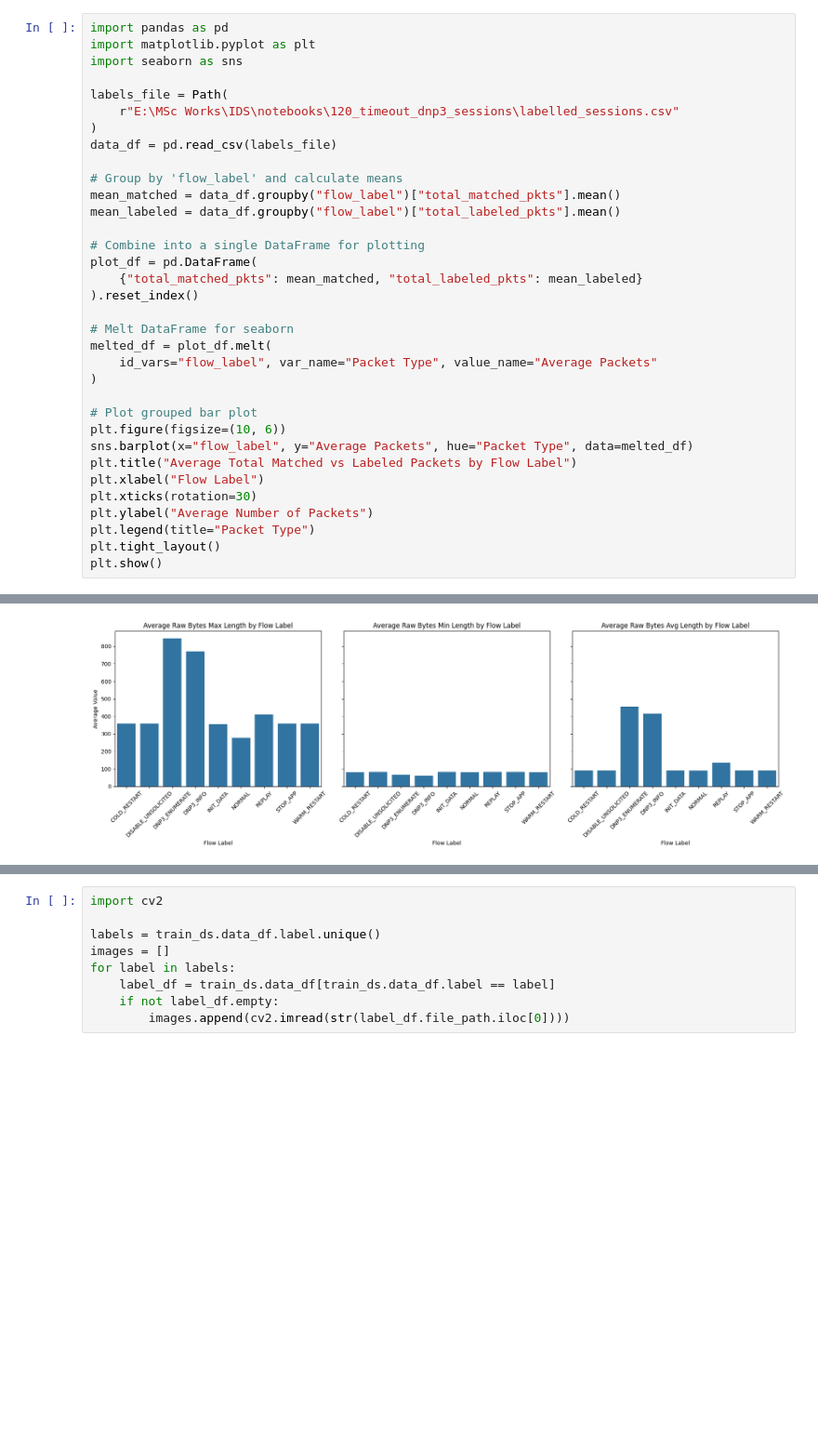
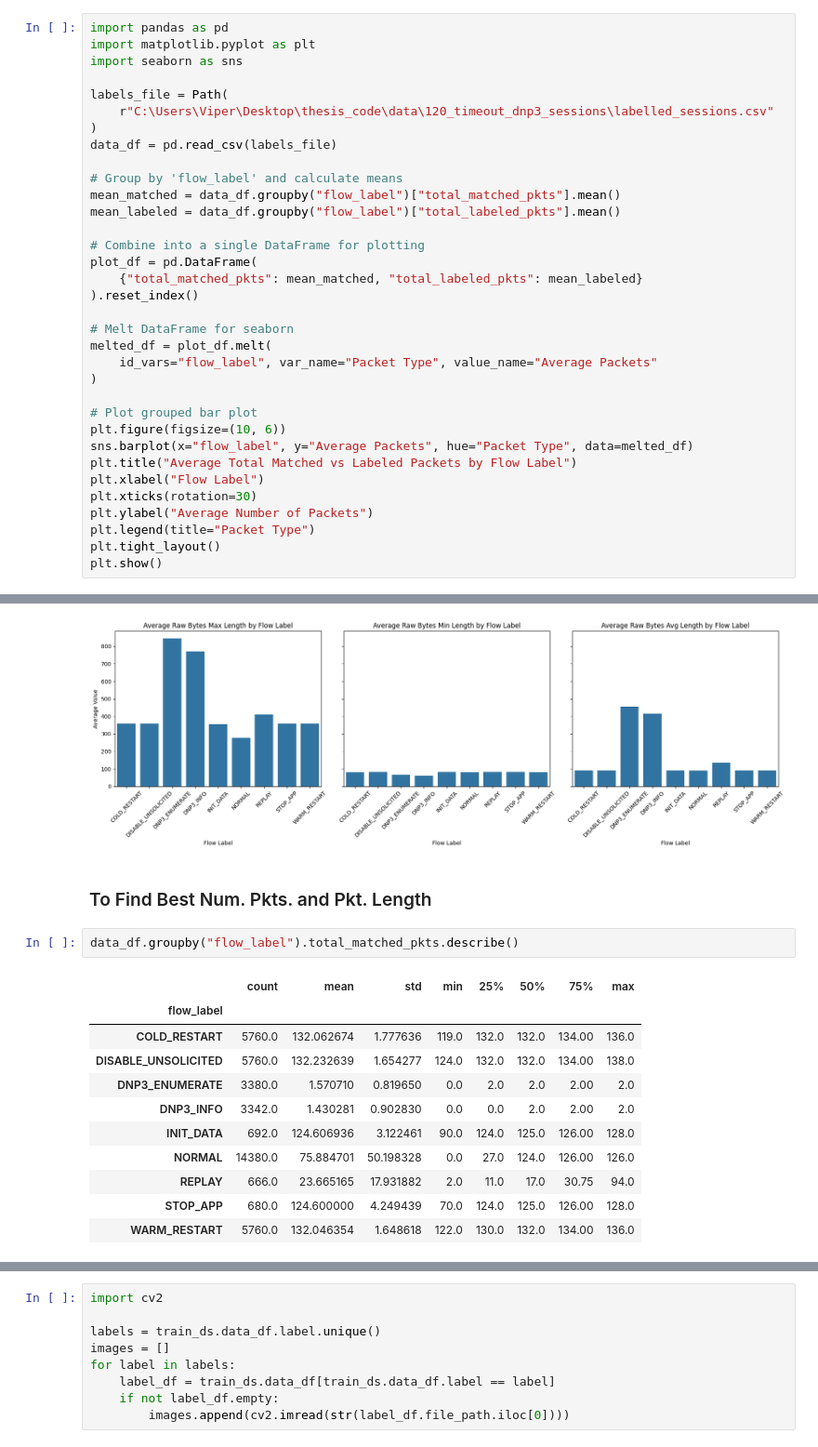
Before and after one commit to cs7org/i7-IDS, a Jupyter notebook: notebooks/pcap_analysis_dnp3.ipynb, the cells around one changed output, grey strips where cells are left out. Shown at 93% size. Drawn from its saved outputs; the diff is of its cells as text; blank space fills up the shorter version.

```diff
--- a/notebooks/pcap_analysis_dnp3.ipynb
+++ b/notebooks/pcap_analysis_dnp3.ipynb
@@ -494,7 +490,7 @@ import matplotlib.pyplot as plt
 import seaborn as sns
 
 labels_file = Path(
-    r"E:\MSc Works\IDS\notebooks\120_timeout_dnp3_sessions\labelled_sessions.csv"
+    r"C:\Users\Viper\Desktop\thesis_code\data\120_timeout_dnp3_sessions\labelled_sessions.csv"
 )
 data_df = pd.read_csv(labels_file)
 
@@ -562,3 +558,19 @@ plt.tight_layout()
 plt.show()
 # %% [output]
 [figure]
+# %% [markdown]
+### To Find Best Num. Pkts. and Pkt. Length
+# %%
+data_df.groupby("flow_label").total_matched_pkts.describe()
+# %% [output]
+|  | count | mean | std | min | 25% | 50% | 75% | max |
+| flow_label |  |  |  |  |  |  |  |  |
+| COLD_RESTART | 5760.0 | 132.062674 | 1.777636 | 119.0 | 132.0 | 132.0 | 134.00 | 136.0 |
+| DISABLE_UNSOLICITED | 5760.0 | 132.232639 | 1.654277 | 124.0 | 132.0 | 132.0 | 134.00 | 138.0 |
+| DNP3_ENUMERATE | 3380.0 | 1.570710 | 0.819650 | 0.0 | 2.0 | 2.0 | 2.00 | 2.0 |
+| DNP3_INFO | 3342.0 | 1.430281 | 0.902830 | 0.0 | 0.0 | 2.0 | 2.00 | 2.0 |
+| INIT_DATA | 692.0 | 124.606936 | 3.122461 | 90.0 | 124.0 | 125.0 | 126.00 | 128.0 |
+| NORMAL | 14380.0 | 75.884701 | 50.198328 | 0.0 | 27.0 | 124.0 | 126.00 | 126.0 |
+| REPLAY | 666.0 | 23.665165 | 17.931882 | 2.0 | 11.0 | 17.0 | 30.75 | 94.0 |
+| STOP_APP | 680.0 | 124.600000 | 4.249439 | 70.0 | 124.0 | 125.0 | 126.00 | 128.0 |
+| WARM_RESTART | 5760.0 | 132.046354 | 1.648618 | 122.0 | 130.0 | 132.0 | 134.00 | 136.0 |
```
Also changed, not shown: parts of 4 cells of this notebook, 5 other files.
